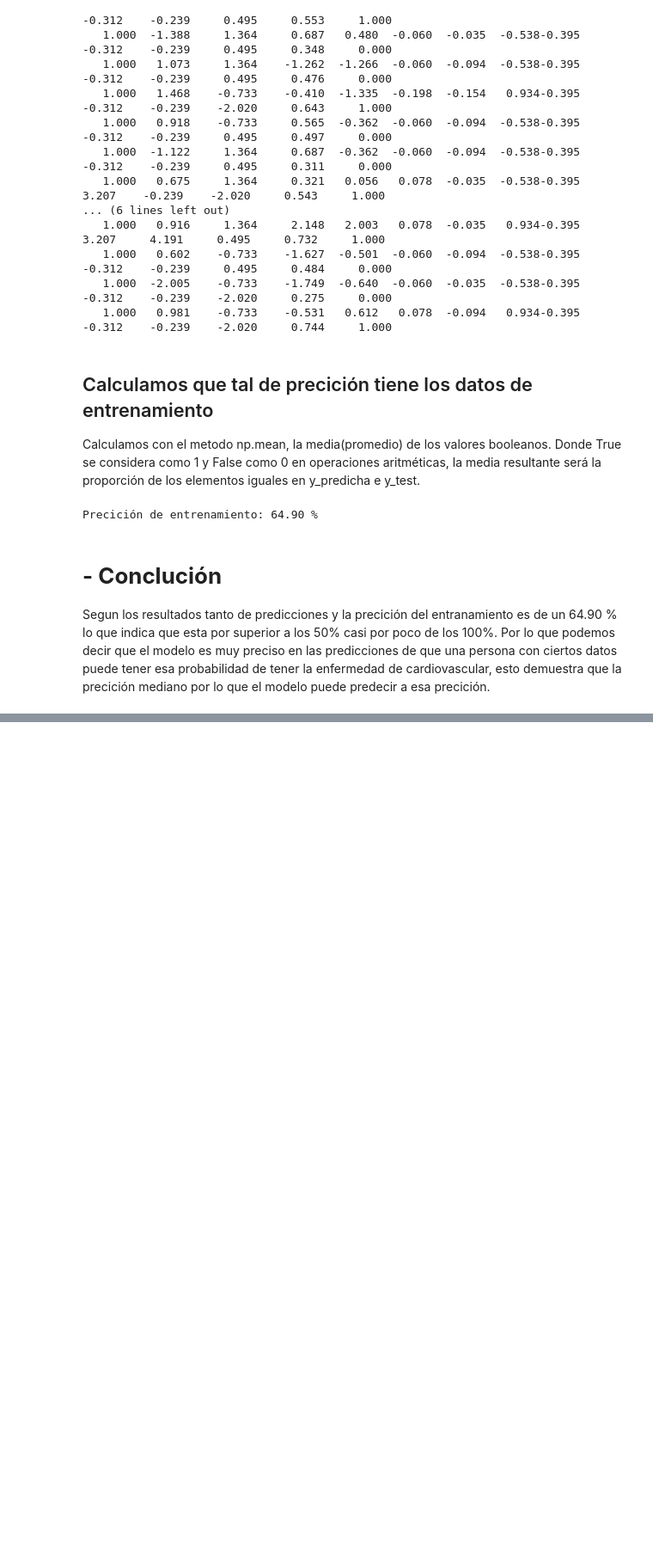
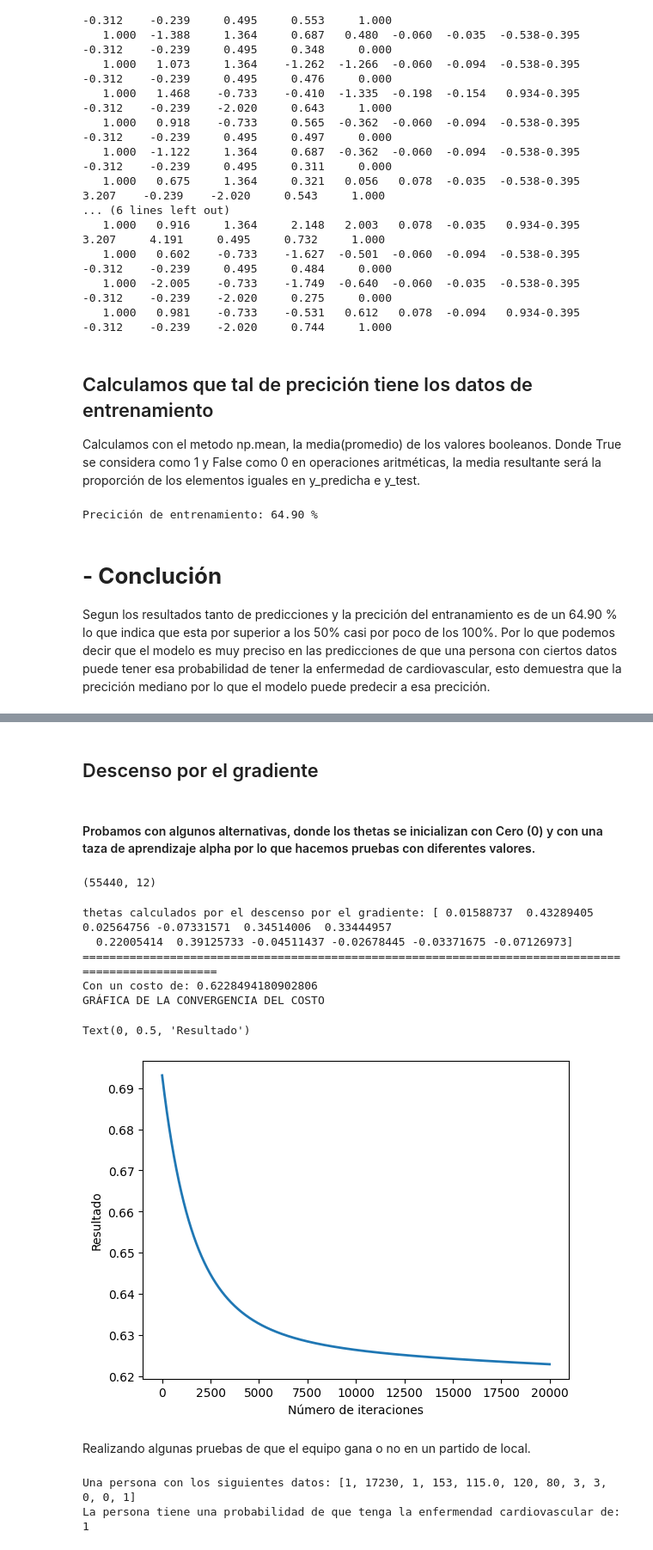
Before and after one commit to Gonzales-Franz-Reinaldo/SIS420-AI, a Jupyter notebook: Parciales/Primer Parcial/Ejer1_Regresion_logistica.ipynb, the cells around one changed output, grey strips where cells are left out. Shown: that part at 86% size. Cells and saved outputs as stored; diff of their text form; code cells hidden in the pictures; blank space fills up the shorter version.

```diff
--- a/Parciales/Primer Parcial/Ejer1_Regresion_logistica.ipynb
+++ b/Parciales/Primer Parcial/Ejer1_Regresion_logistica.ipynb
@@ -606,0 +778,74 @@ Por lo que podemos decir que el modelo es muy preciso en las predicciones de que
+# %% [markdown]
+## Descenso por el gradiente
+# %%
+# Defenimos la funcion del Descenso por el gradiente
+def descensoGradienteReg(theta, X, y, alpha, num_iters, lambda_reg):
+    m = y.shape[0]
+
+    # realizar una copia de theta, el cual será actualizada por el descenso por el gradiente
+    theta = theta.copy()
+    J_history = []
+
+    for i in range(num_iters):
+        h = sigmoid(X.dot(theta.T))
+
+        # Actualizar theta_0 (término de sesgo)
+        theta[0] = theta[0] - (alpha / m) * np.sum((h - y) * X[:, 0])
+
+        # Actualizar theta_j (j = 1, 2, ..., n)
+        for j in range(1, X.shape[1]):
+            theta[j] = theta[j] - alpha * ((1 / m) * np.sum((h - y) * X[:, j]) + (lambda_reg / m) * theta[j])
+
+        J_history.append(calcularCostoReg(theta, X, y, lambda_reg))
+
+    return theta, J_history
+# %% [markdown]
+#### Probamos con algunos alternativas, donde los thetas se inicializan con Cero (0) y con una taza de aprendizaje alpha por lo que hacemos pruebas con diferentes valores.
+# %%
+X_ready_reg.shape
+# %% [output]
+(55440, 12)
+# %%
+# Elegir algun valor para alpha (probar varias alternativas)
+alpha_reg = 0.001
+num_iters = 20000
+lambda_reg = 0.01
+
+# Inicializa theta_reg y ejecuta el descenso por el gradiente
+theta_reg = np.zeros(12)
+theta_reg, J_history_reg = descensoGradienteReg(theta_reg, X_ready_reg, y_train_reg, alpha_reg, num_iters, lambda_reg)
+
+# Muestra los resultados del descenso del gradiente
+print('thetas calculados por el descenso por el gradiente: {:s}'.format(str(theta_reg)))
+print('=' * 100)
+#mostramos el ultimo costo, este seria el mejor costo
+print(f"Con un costo de: { J_history_reg[-1]} ")
+
+
+
+print("GRÁFICA DE LA CONVERGENCIA DEL COSTO")
+# Grafica de la convergencia del resultado de los partidos
+plt.plot(np.arange(len(J_history_reg)), J_history_reg, lw=2)
+plt.xlabel('Número de iteraciones')
+plt.ylabel('Resultado')
+# %% [output]
+thetas calculados por el descenso por el gradiente: [ 0.01588737  0.43289405  0.02564756 -0.07331571  0.34514006  0.33444957
+  0.22005414  0.39125733 -0.04511437 -0.02678445 -0.03371675 -0.07126973]
+====================================================================================================
+Con un costo de: 0.6228494180902806
+GRÁFICA DE LA CONVERGENCIA DEL COSTO
+Text(0, 0.5, 'Resultado')
+[figure, added]
+# %% [markdown]
+Realizando algunas pruebas de que el equipo gana o no en un partido de local.
+# %%
+# Realizando algunas pruebas de que el equipo gana o no en un partido de local
+
+X_array_reg = [1, 17230, 1,	153, 115.0,	120,	80,	3,	3,	0,	0,	1]
+resuldato = sigmoid(np.dot(X_array_reg, theta_reg))   # Se debe cambiar esto
+
+print(f"Una persona con los siguientes datos: {X_array_reg}")
+print('La persona tiene una probabilidad de que tenga la enfermendad cardiovascular de: {:.0f}'.format(resuldato))
+# %% [output]
+Una persona con los siguientes datos: [1, 17230, 1, 153, 115.0, 120, 80, 3, 3, 0, 0, 1]
+La persona tiene una probabilidad de que tenga la enfermendad cardiovascular de: 1
```
Also changed, not shown: parts of 23 cells of this notebook, 2 other files.
